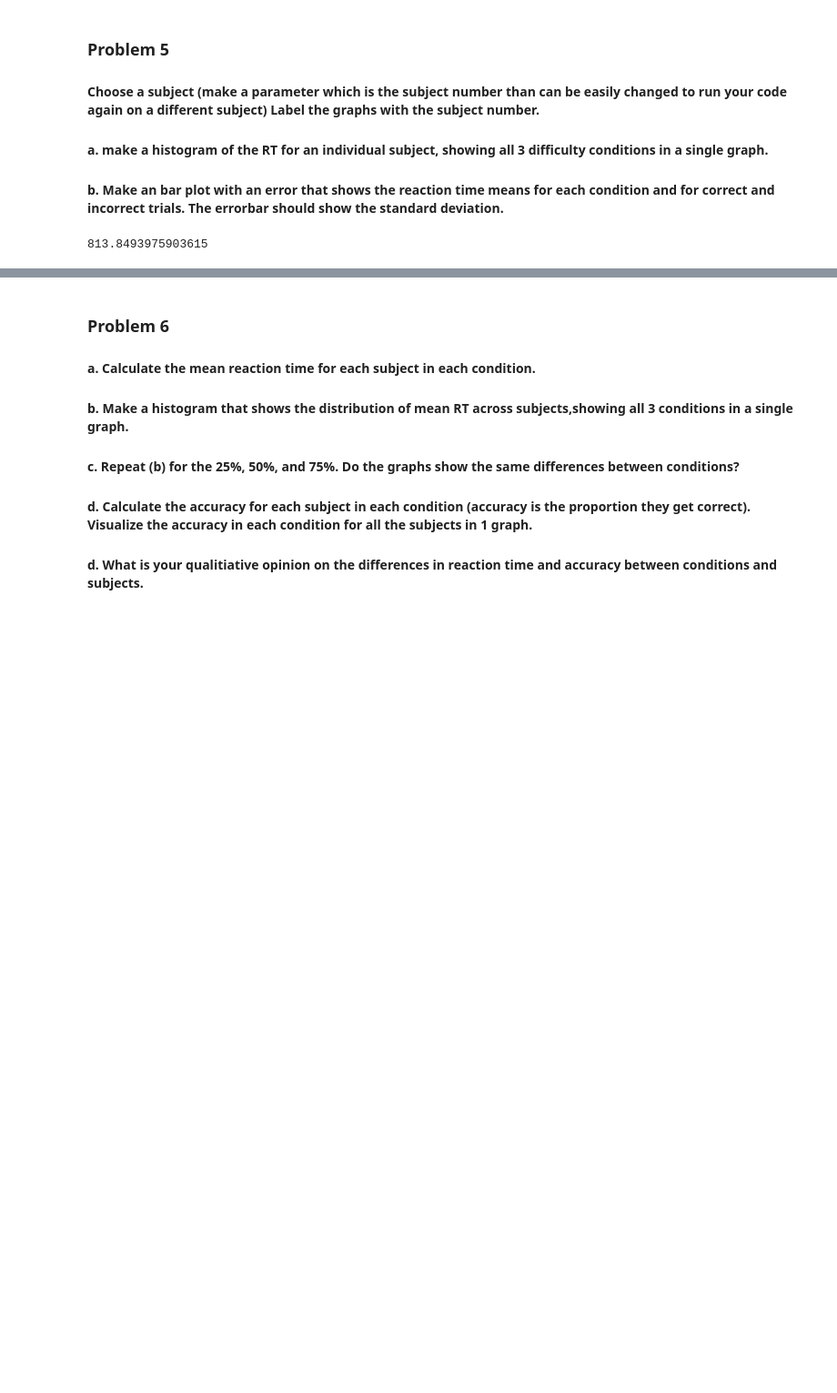
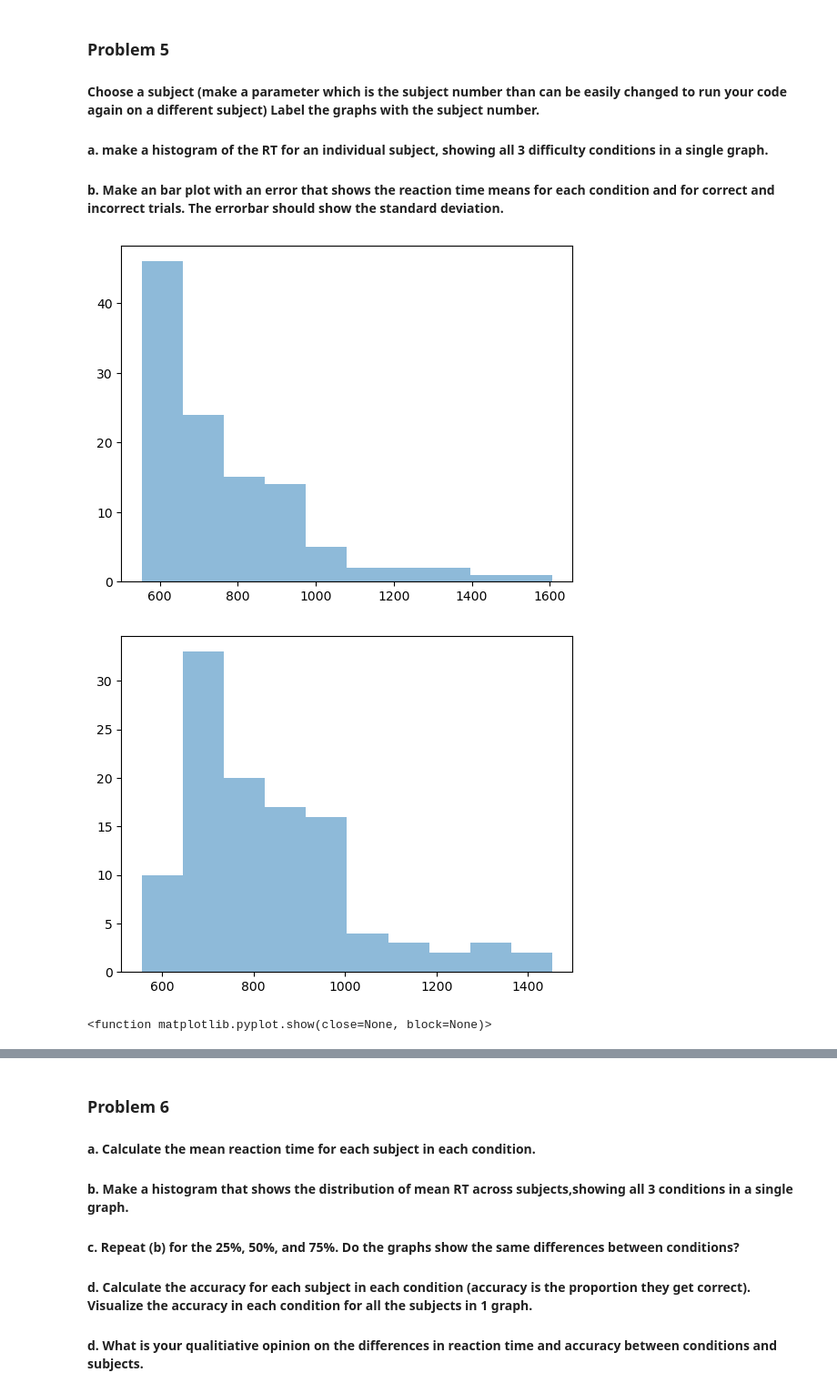
Before and after one commit to shanibt/COGS106-Assignment1, a Jupyter notebook: Assignment1.ipynb, the cells around one changed output, grey strips where cells are left out. Shown: that part at 91% size. Cells and saved outputs as stored; diff of their text form; code cells hidden in the pictures; blank space fills up the shorter version.

Commit message:
q5a - created histograms for all 3 conds for 1 sub

```diff
--- a/Assignment1.ipynb
+++ b/Assignment1.ipynb
@@ -73,28 +73,40 @@ print(count-1)
 # %%
 #a
 import pandas as pd
 import numpy as np
 
 data = pd.read_csv("ReactionTimeData.csv")
 data.keys()
 
 subject = np.array(data["Subject"])
 rt = np.array(data["ReactionTime"])
 condition = np.array(data['Condition'])
 correct = np.array(data['Correct'])
 
-z = (subject == 2)
+x = (subject == 2)
 
-rtz = np.mean(rt[z])
-print(rtz)
+rt_easy = rt[(subject == 2) & (condition == 'Easy')]
+plt.hist(rt_easy, alpha = 0.5, label = 'Easy')
+plt.show()
+
+rt_medium = rt[(subject == 2) & (condition == 'Medium')]
+plt.hist(rt_medium, alpha = 0.5, label = 'Medium')
+plt.show()
+
+rt_hard = rt[(subject == 2) & (condition == 'Hard')]
+plt.hist(rt_hard, alpha = 0.5, label = 'Hard')
+plt.show
+
 
 
 
 # print((subject == SubNum)[cond == 'Easy'])
 
 # hh = np.array(rt[subject == SubNum])
 # print(easy[cond == 'Easy'])
 
 # plt.hist(rt[subject == SubNum])
 # %% [output]
+[figure, added]
+[figure, added]
-813.8493975903615
+<function matplotlib.pyplot.show(close=None, block=None)>
```
Also changed, not shown: parts of 3 cells of this notebook.
